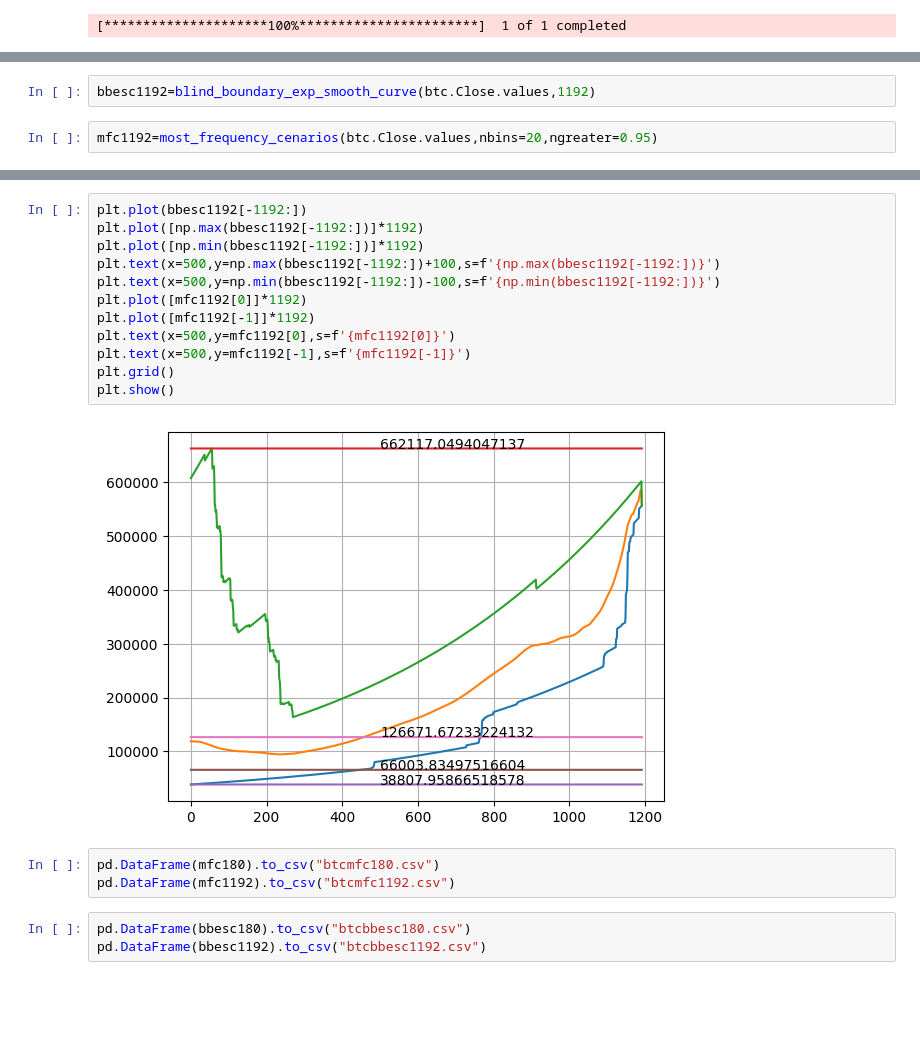
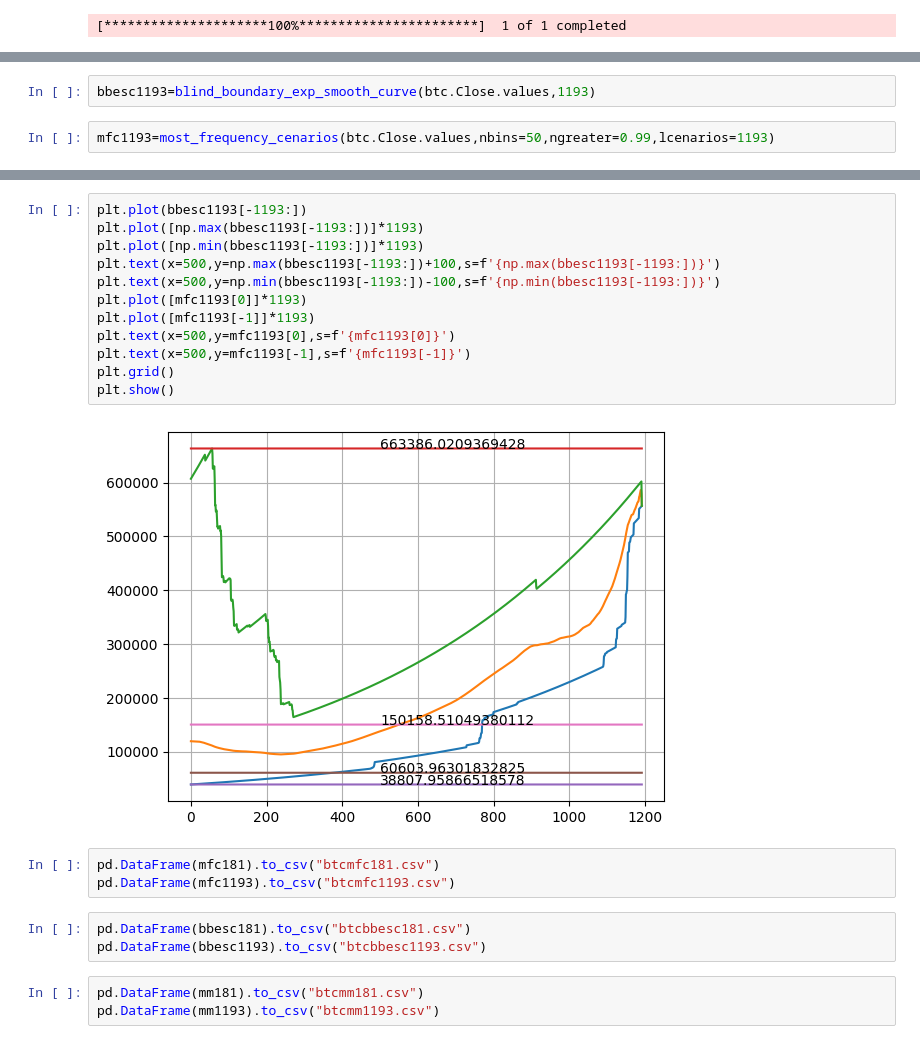
Before and after one commit to bahram3000/google_colab, a Jupyter notebook: btc_period_and_prediction_calculate.ipynb, the cells around one changed output, grey strips where cells are left out. Cells and saved outputs as stored; diff of their text form; blank space fills up the shorter version.

```diff
--- a/btc_period_and_prediction_calculate.ipynb
+++ b/btc_period_and_prediction_calculate.ipynb
@@ -65,4 +78,4 @@ plt.show()
 # %%
-bbesc1192=blind_boundary_exp_smooth_curve(btc.Close.values,1192)
+bbesc1193=blind_boundary_exp_smooth_curve(btc.Close.values,1193)
 # %%
-mfc1192=most_frequency_cenarios(btc.Close.values,nbins=20,ngreater=0.95)
+mfc1193=most_frequency_cenarios(btc.Close.values,nbins=50,ngreater=0.99,lcenarios=1193)
@@ -69,20 +94,23 @@ mfc1192=most_frequency_cenarios(btc.Close.values,nbins=20,ngreater=0.95)
 # %%
-plt.plot(bbesc1192[-1192:])
-plt.plot([np.max(bbesc1192[-1192:])]*1192)
-plt.plot([np.min(bbesc1192[-1192:])]*1192)
-plt.text(x=500,y=np.max(bbesc1192[-1192:])+100,s=f'{np.max(bbesc1192[-1192:])}')
-plt.text(x=500,y=np.min(bbesc1192[-1192:])-100,s=f'{np.min(bbesc1192[-1192:])}')
-plt.plot([mfc1192[0]]*1192)
-plt.plot([mfc1192[-1]]*1192)
-plt.text(x=500,y=mfc1192[0],s=f'{mfc1192[0]}')
-plt.text(x=500,y=mfc1192[-1],s=f'{mfc1192[-1]}')
+plt.plot(bbesc1193[-1193:])
+plt.plot([np.max(bbesc1193[-1193:])]*1193)
+plt.plot([np.min(bbesc1193[-1193:])]*1193)
+plt.text(x=500,y=np.max(bbesc1193[-1193:])+100,s=f'{np.max(bbesc1193[-1193:])}')
+plt.text(x=500,y=np.min(bbesc1193[-1193:])-100,s=f'{np.min(bbesc1193[-1193:])}')
+plt.plot([mfc1193[0]]*1193)
+plt.plot([mfc1193[-1]]*1193)
+plt.text(x=500,y=mfc1193[0],s=f'{mfc1193[0]}')
+plt.text(x=500,y=mfc1193[-1],s=f'{mfc1193[-1]}')
 plt.grid()
 plt.show()
 # %% [output]
-[figure, old version]
+[figure, new version]
 # %%
-pd.DataFrame(mfc180).to_csv("btcmfc180.csv")
-pd.DataFrame(mfc1192).to_csv("btcmfc1192.csv")
+pd.DataFrame(mfc181).to_csv("btcmfc181.csv")
+pd.DataFrame(mfc1193).to_csv("btcmfc1193.csv")
 # %%
-pd.DataFrame(bbesc180).to_csv("btcbbesc180.csv")
-pd.DataFrame(bbesc1192).to_csv("btcbbesc1192.csv")
+pd.DataFrame(bbesc181).to_csv("btcbbesc181.csv")
+pd.DataFrame(bbesc1193).to_csv("btcbbesc1193.csv")
+# %%
+pd.DataFrame(mm181).to_csv("btcmm181.csv")
+pd.DataFrame(mm1193).to_csv("btcmm1193.csv")
```
Also changed, not shown: parts of 14 cells of this notebook.
